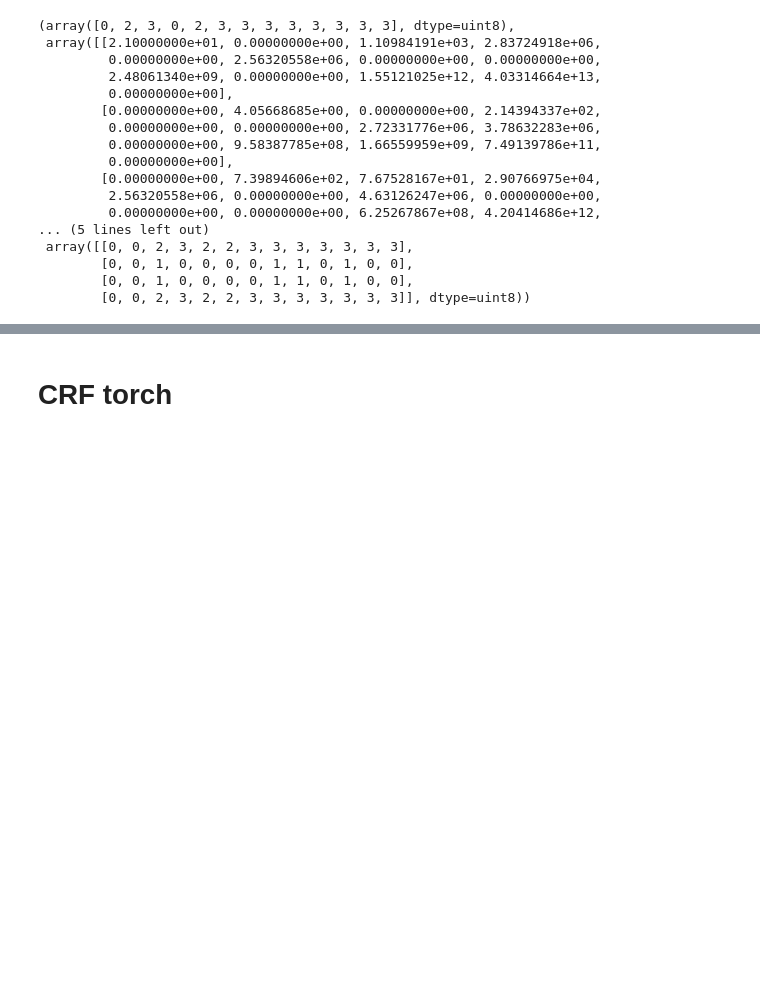
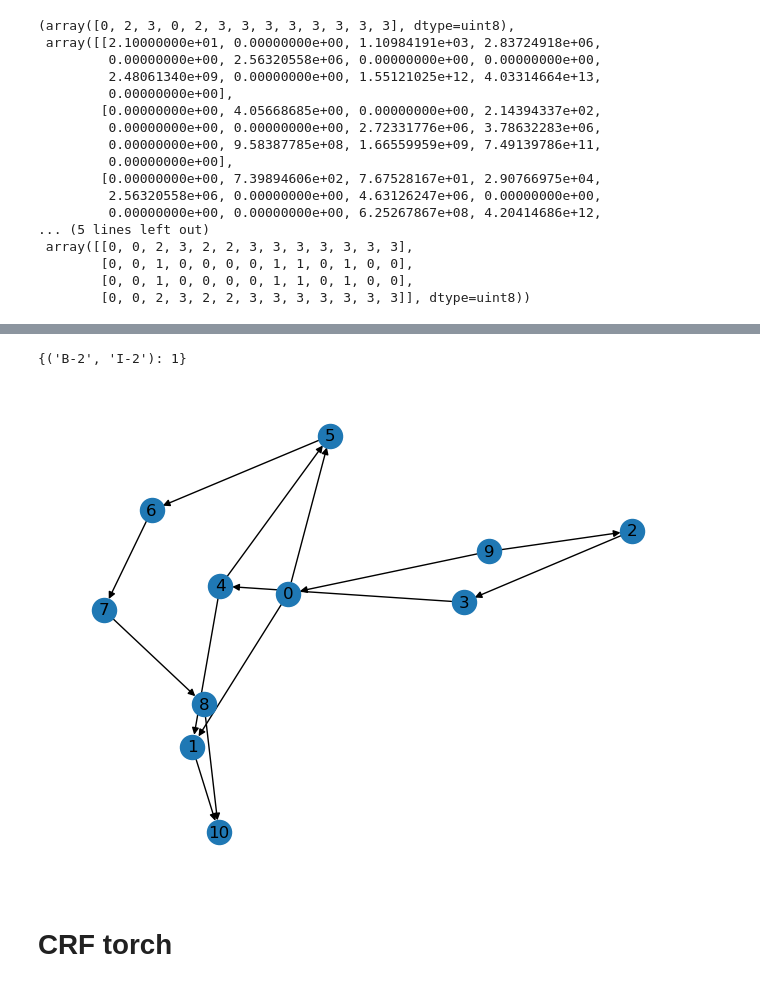
Before and after one commit to YingxuH/location_match, a Jupyter notebook: Untitled.ipynb, the cells around one changed output, grey strips where cells are left out. Cells and saved outputs as stored; diff of their text form; code cells hidden in the pictures; blank space fills up the shorter version.

```diff
--- a/Untitled.ipynb
+++ b/Untitled.ipynb
@@ -272,3 +570,49 @@ def word2features(sent, i):
+# %%
+ner_dict["市北"]
+# %% [output]
+{('B-2', 'I-2'): 1}
+# %%
+text = "内蒙古呼和浩特"
+
+identified = []
+
+for ner, freq in ner_dict.items():
+    count_sum = sum(freq.values())
+    for m in re.finditer(ner, text):
+        for label, count in freq.items():
+            identified.append([m.start(), m.end(), m.group(0), label, count/count_sum])
+
+for i, token in enumerate(text):
+    if token in ner_dict:
+        continue
+    identified.append([i, i+1, token, ("O", ), 1])
+
+identified.extend([[-1, 0, "<S>", ("<S>", ), 1], [len(text), len(text)+1, "<E>", ("<E>", ), 1]])
+
+identified_start = {}
+
+for i, iden in enumerate(identified):
+    start = iden[0]
+    if start in identified_start:
+        identified_start[start].append(i)
+    else:
+        identified_start[start] = [i]
+
+graph = nx.DiGraph()
+node_id = 0
+node_dict = dict()
+
+edges = []
+for start, entities in identified_start.items():
+    for entity_id in entities:
+        for dest_entity_id in identified_start.get(identified[entity_id][1], []):
+             edges.append((entity_id, dest_entity_id, 1))
+
+graph.add_weighted_edges_from(edges)
+# %%
+nx.draw(graph, with_labels=True)
+# %% [output]
+[figure, added]
 # %% [markdown]
 # CRF torch
 # %%
```
Also changed, not shown: parts of 14 cells of this notebook.
